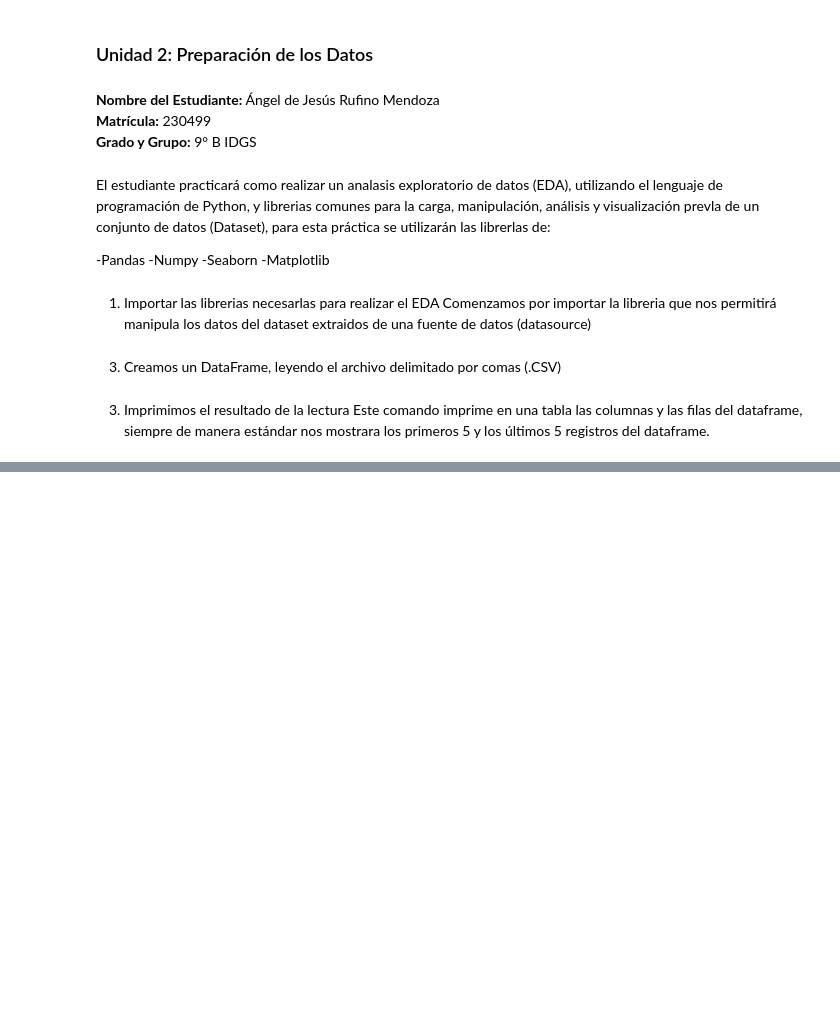
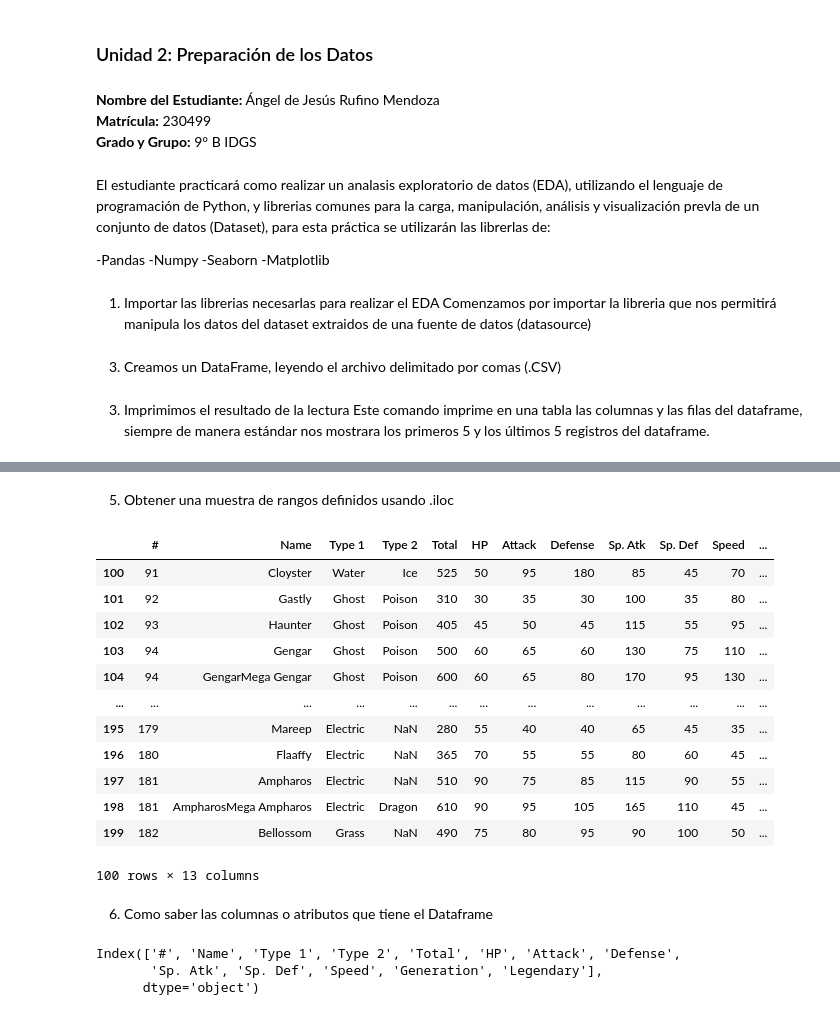
Before and after one commit to RufinoAngel/ECBD_9B_IDGS_Practicas_230499, a Jupyter notebook: Practica05/Practica05.ipynb, the cells around one changed output, grey strips where cells are left out. Cells and saved outputs as stored; diff of their text form; code cells hidden in the pictures; blank space fills up the shorter version.

```diff
--- a/Practica05/Practica05.ipynb
+++ b/Practica05/Practica05.ipynb
@@ -58,0 +90,27 @@ pokemons.head(50)
+# %% [markdown]
+5. Obtener una muestra de rangos definidos usando .iloc
+# %%
+pokemons_100_to_200 = pokemons.iloc[100:200]
+pokemons_100_to_200
+# %% [output]
+|  | # | Name | Type 1 | Type 2 | Total | HP | Attack | Defense | Sp. Atk | Sp. Def | Speed | ... |
+| 100 | 91 | Cloyster | Water | Ice | 525 | 50 | 95 | 180 | 85 | 45 | 70 | ... |
+| 101 | 92 | Gastly | Ghost | Poison | 310 | 30 | 35 | 30 | 100 | 35 | 80 | ... |
+| 102 | 93 | Haunter | Ghost | Poison | 405 | 45 | 50 | 45 | 115 | 55 | 95 | ... |
+| 103 | 94 | Gengar | Ghost | Poison | 500 | 60 | 65 | 60 | 130 | 75 | 110 | ... |
+| 104 | 94 | GengarMega Gengar | Ghost | Poison | 600 | 60 | 65 | 80 | 170 | 95 | 130 | ... |
+| ... | ... | ... | ... | ... | ... | ... | ... | ... | ... | ... | ... | ... |
+| 195 | 179 | Mareep | Electric | NaN | 280 | 55 | 40 | 40 | 65 | 45 | 35 | ... |
+| 196 | 180 | Flaaffy | Electric | NaN | 365 | 70 | 55 | 55 | 80 | 60 | 45 | ... |
+| 197 | 181 | Ampharos | Electric | NaN | 510 | 90 | 75 | 85 | 115 | 90 | 55 | ... |
+| 198 | 181 | AmpharosMega Ampharos | Electric | Dragon | 610 | 90 | 95 | 105 | 165 | 110 | 45 | ... |
+| 199 | 182 | Bellossom | Grass | NaN | 490 | 75 | 80 | 95 | 90 | 100 | 50 | ... |
+100 rows × 13 columns
+# %% [markdown]
+6. Como saber las columnas o atributos que tiene el Dataframe
+# %%
+pokemons.columns
+# %% [output]
+Index(['#', 'Name', 'Type 1', 'Type 2', 'Total', 'HP', 'Attack', 'Defense',
+       'Sp. Atk', 'Sp. Def', 'Speed', 'Generation', 'Legendary'],
+      dtype='object')
```
Also changed, not shown: parts of 15 cells of this notebook, 1 other file.
